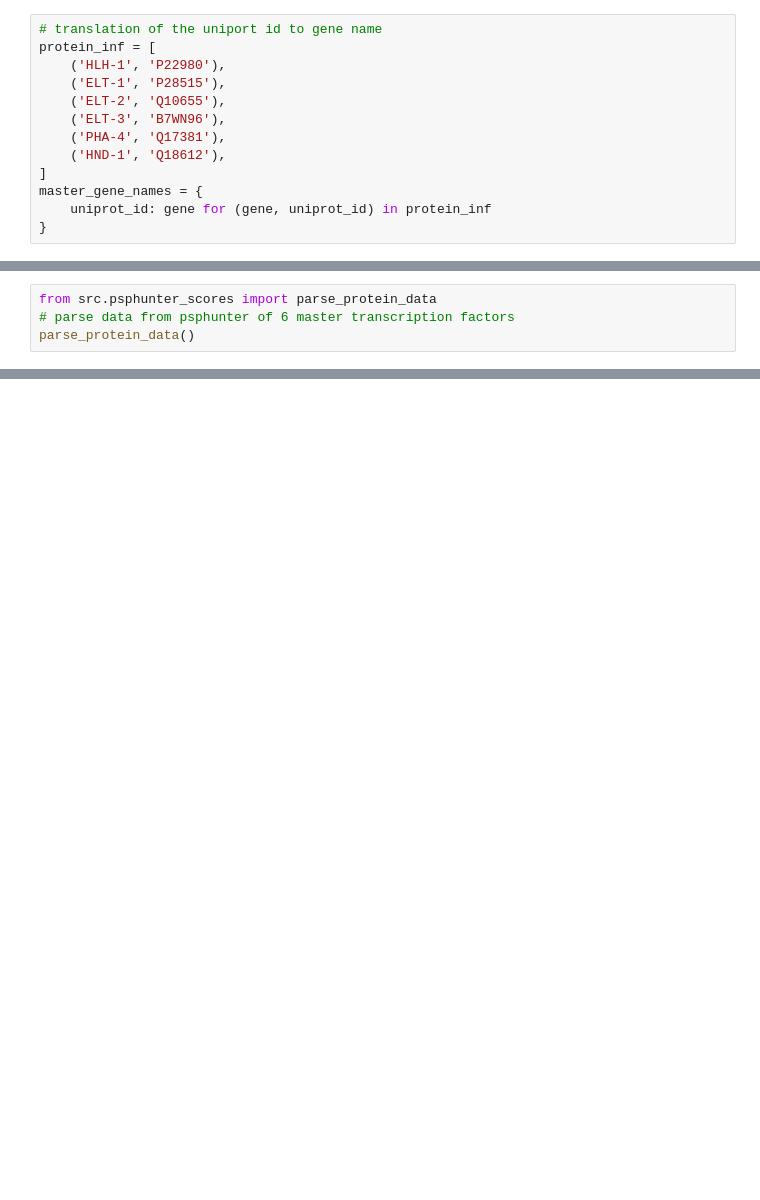
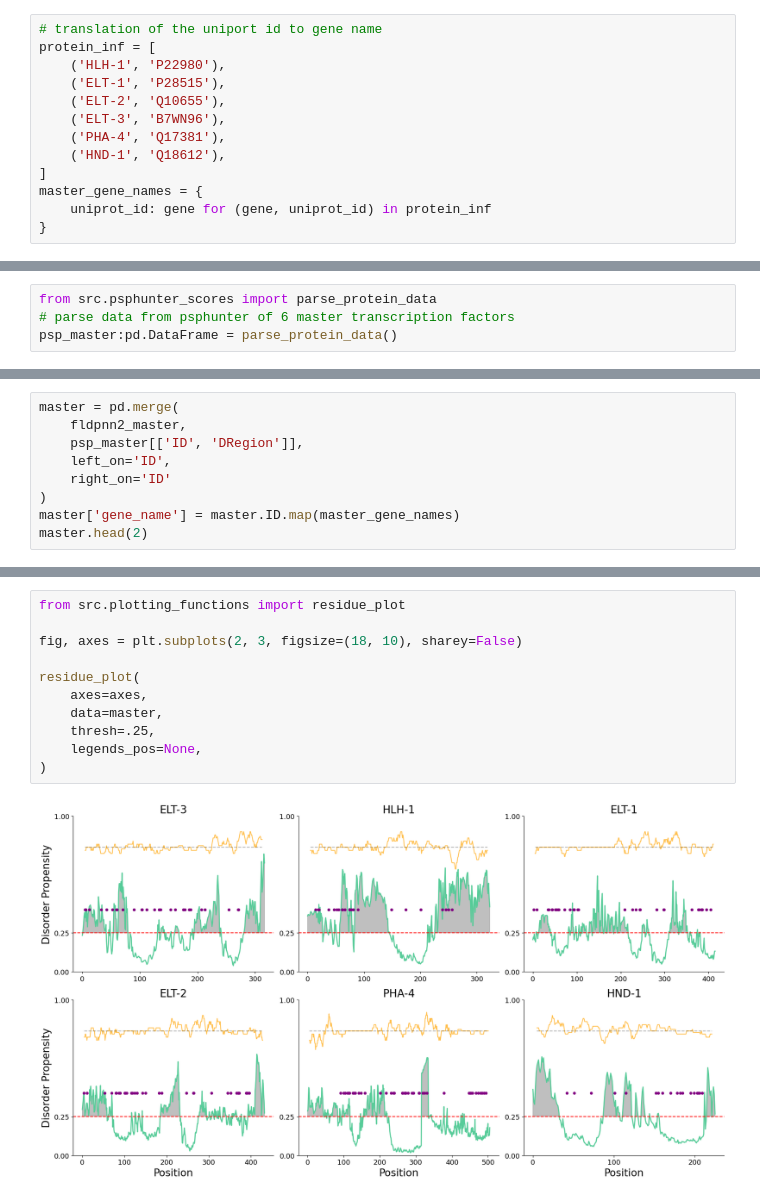
Before and after one commit to gdziubcio/IDR, a Jupyter notebook: analysis_TF.ipynb, the cells around one changed output, grey strips where cells are left out. Cells and saved outputs as stored; diff of their text form; blank space fills up the shorter version.

```diff
--- a/analysis_TF.ipynb
+++ b/analysis_TF.ipynb
@@ -74,4 +44,4 @@ plt.show()
 # %%
 from src.psphunter_scores import parse_protein_data
 # parse data from psphunter of 6 master transcription factors
-parse_protein_data()
+psp_master:pd.DataFrame = parse_protein_data()
@@ -85,0 +48,9 @@ parse_protein_data()
+# %%
+master = pd.merge(
+    fldpnn2_master,
+    psp_master[['ID', 'DRegion']],
+    left_on='ID',
+    right_on='ID'
+)
+master['gene_name'] = master.ID.map(master_gene_names)
+master.head(2)
@@ -85,0 +104,13 @@ parse_protein_data()
+# %%
+from src.plotting_functions import residue_plot
+
+fig, axes = plt.subplots(2, 3, figsize=(18, 10), sharey=False)
+
+residue_plot(
+    axes=axes,
+    data=master,
+    thresh=.25,
+    legends_pos=None,
+)
+# %% [output]
+[figure, added]
```
Also changed, not shown: parts of 8 cells of this notebook.
